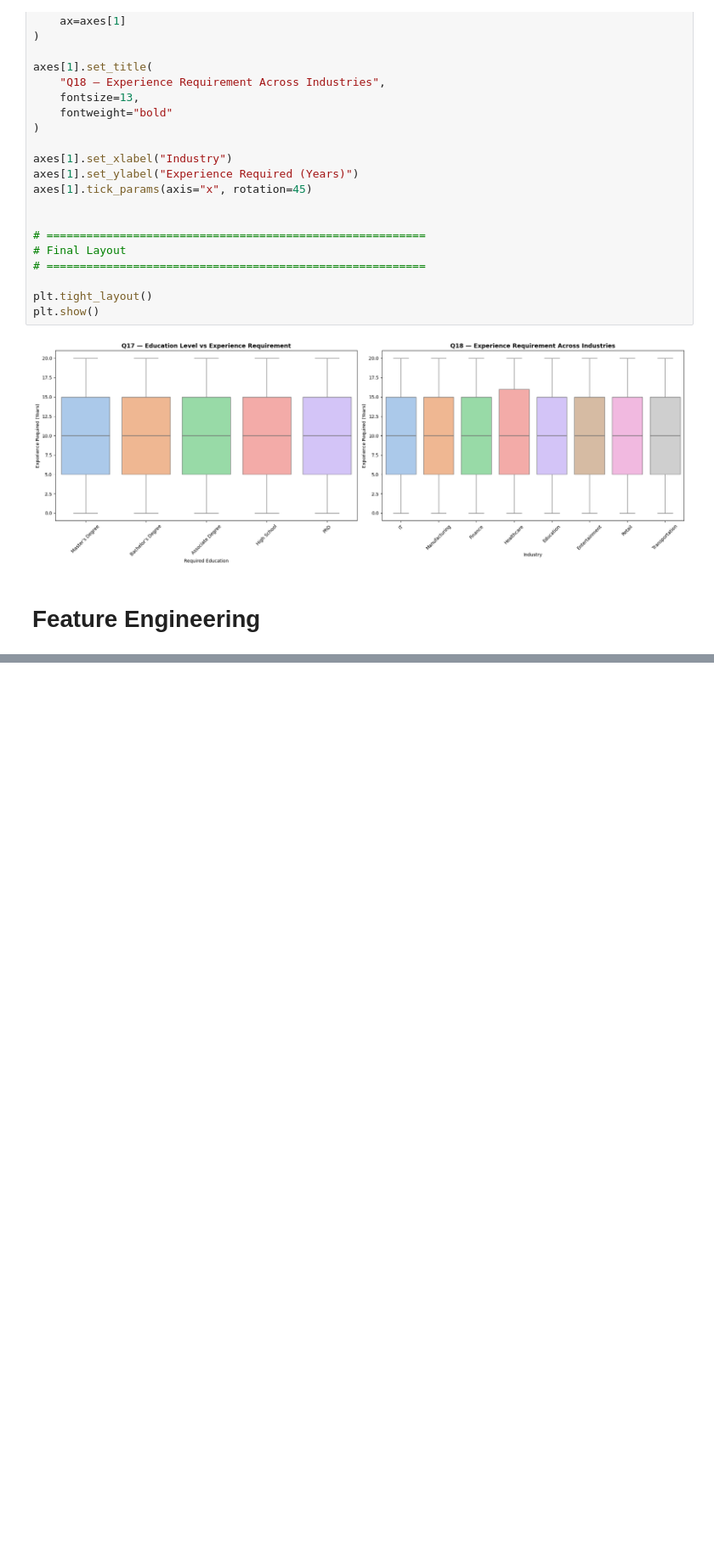
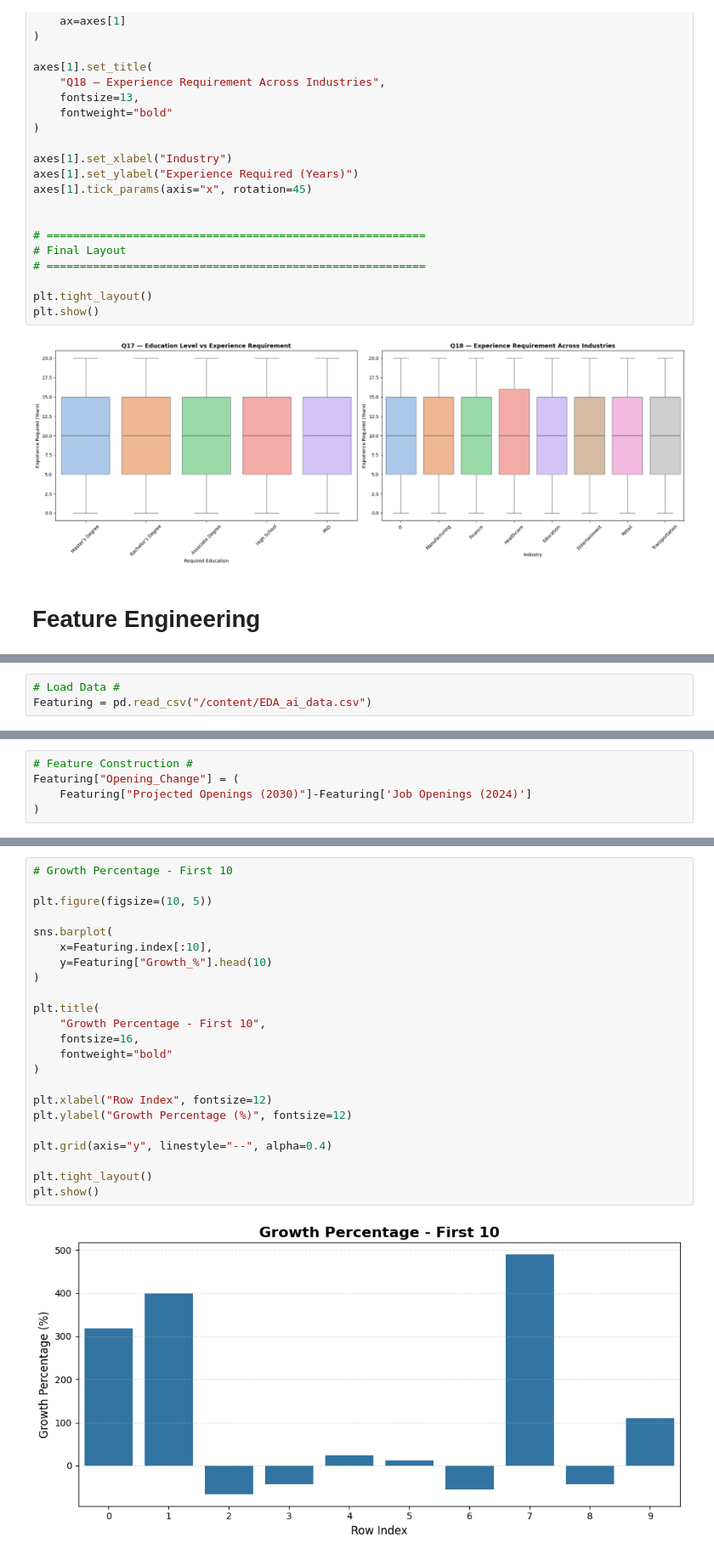
Before and after one commit to AJ0043/AI-Future-of-Jobs-Intelligence-Platform, a Jupyter notebook: AI_Adoption_&_Growth_Analysis.ipynb, the cells around one changed output, grey strips where cells are left out. Shown at 85% size. Cells and saved outputs as stored; diff of their text form; blank space fills up the shorter version.

```diff
--- a/AI_Adoption_&_Growth_Analysis.ipynb
+++ b/AI_Adoption_&_Growth_Analysis.ipynb
@@ -2554,0 +2560,3 @@ plt.show()
+# %%
+# Load Data #
+Featuring = pd.read_csv("/content/EDA_ai_data.csv")
@@ -2554,0 +2617,5 @@ plt.show()
+# %%
+# Feature Construction #
+Featuring["Opening_Change"] = (
+    Featuring["Projected Openings (2030)"]-Featuring['Job Openings (2024)']
+)
@@ -2554,0 +2739,25 @@ plt.show()
+# %%
+# Growth Percentage - First 10
+
+plt.figure(figsize=(10, 5))
+
+sns.barplot(
+    x=Featuring.index[:10],
+    y=Featuring["Growth_%"].head(10)
+)
+
+plt.title(
+    "Growth Percentage - First 10",
+    fontsize=16,
+    fontweight="bold"
+)
+
+plt.xlabel("Row Index", fontsize=12)
+plt.ylabel("Growth Percentage (%)", fontsize=12)
+
+plt.grid(axis="y", linestyle="--", alpha=0.4)
+
+plt.tight_layout()
+plt.show()
+# %% [output]
+[figure, added]
```
Also changed, not shown: parts of 13 cells of this notebook.
